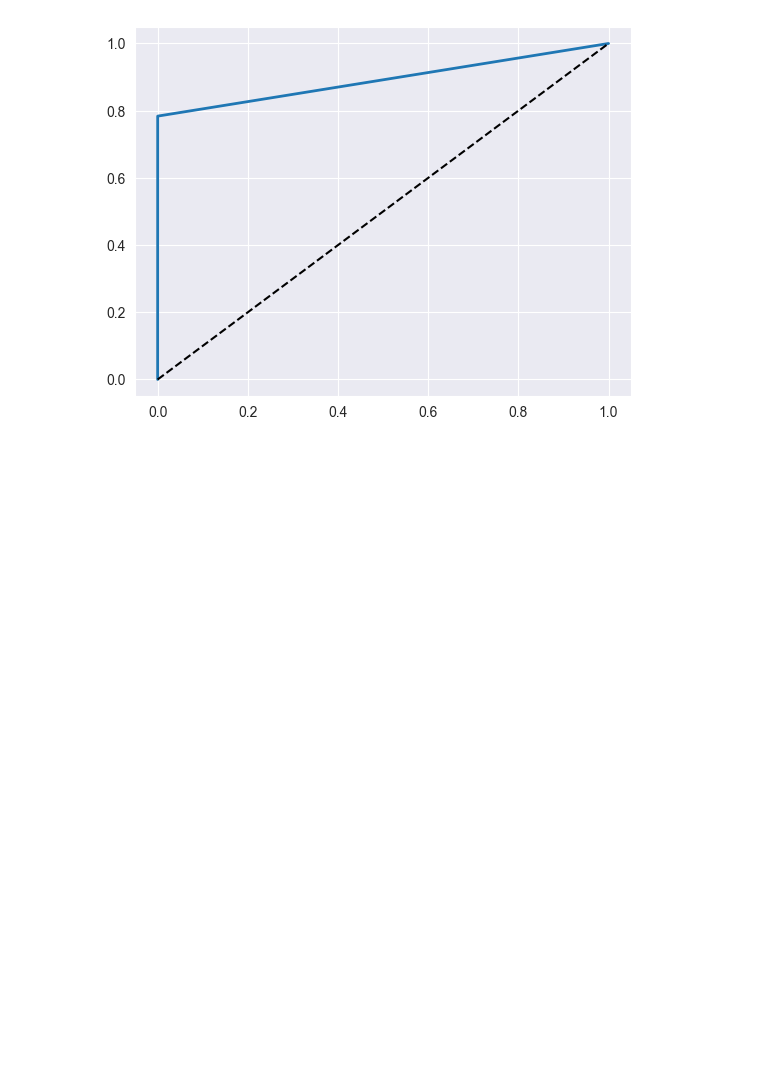
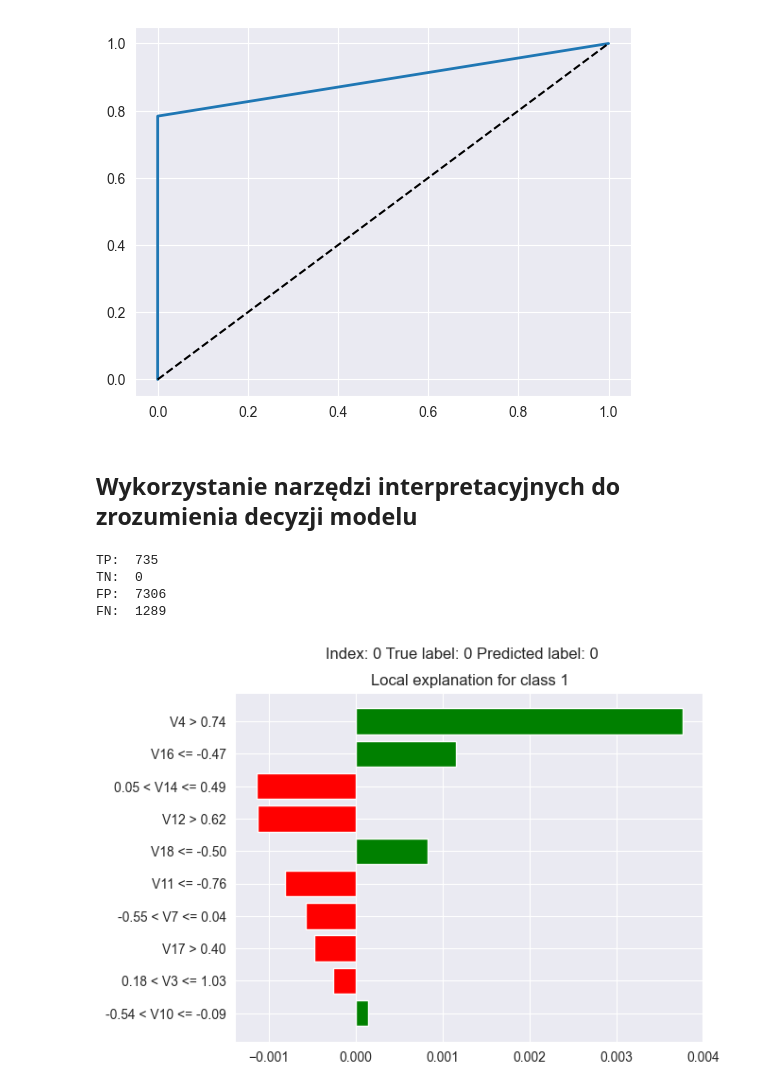
Before and after one commit to lukaszykw/IntroductionToMachineLearning-Project1, a Jupyter notebook: budowa_krok_3_4.ipynb, the cells around one changed output. Saved outputs shown, nothing was run; the diff lists cells and outputs as text; code cells hidden in the pictures; blank space fills up the shorter version.

Commit message:
Dodana funkcjonalność z pakietem lime

```diff
--- a/budowa_krok_3_4.ipynb
+++ b/budowa_krok_3_4.ipynb
@@ -1064,3 +1046,5 @@ plot_roc(fpr, tpr)
 plt.show()
 # %% [output]
 [figure]
+# %% [markdown]
+## Wykorzystanie narzędzi interpretacyjnych do zrozumienia decyzji modelu
@@ -1066,0 +1100,37 @@ plt.show()
+# %%
+y_pred = ext_clf.predict(X_test)
+
+tp_indices = []  # True Positives
+tn_indices = []  # True Negatives
+fp_indices = []  # False Positives
+fn_indices = []  # False Negatives
+
+# Iterate through the predictions and true labels
+for idx, (true_label, pred_label) in enumerate(zip(y_test, y_pred)):
+    if true_label == 1 and pred_label == 1:  # True Positive
+        tp_indices.append(idx)
+    elif true_label == 0 and pred_label == 0:  # True Negative
+        tn_indices.append(idx)
+    elif true_label == 0 and pred_label == 1:  # False Positive
+        fp_indices.append(idx)
+    elif true_label == 1 and pred_label == 0:  # False Negative
+        fn_indices.append(idx)
+
+tp_examples = X_test.iloc[tp_indices] if tp_indices else None
+tn_examples = X_test.iloc[tn_indices] if tn_indices else None
+fp_examples = X_test.iloc[fp_indices] if fp_indices else None
+fn_examples = X_test.iloc[fn_indices] if fn_indices else None
+
+print('TP: ', tp_indices[0])
+print('TN: ', tn_indices[0])
+print('FP: ', fp_indices[0])
+print('FN: ', fn_indices[0])
+# %% [output]
+TP:  735
+TN:  0
+FP:  7306
+FN:  1289
+# %%
+explain_lime(ext_clf, 0)
+# %% [output]
+[figure, added]
```
Also changed, not shown: parts of 10 cells of this notebook, 1 other file.
